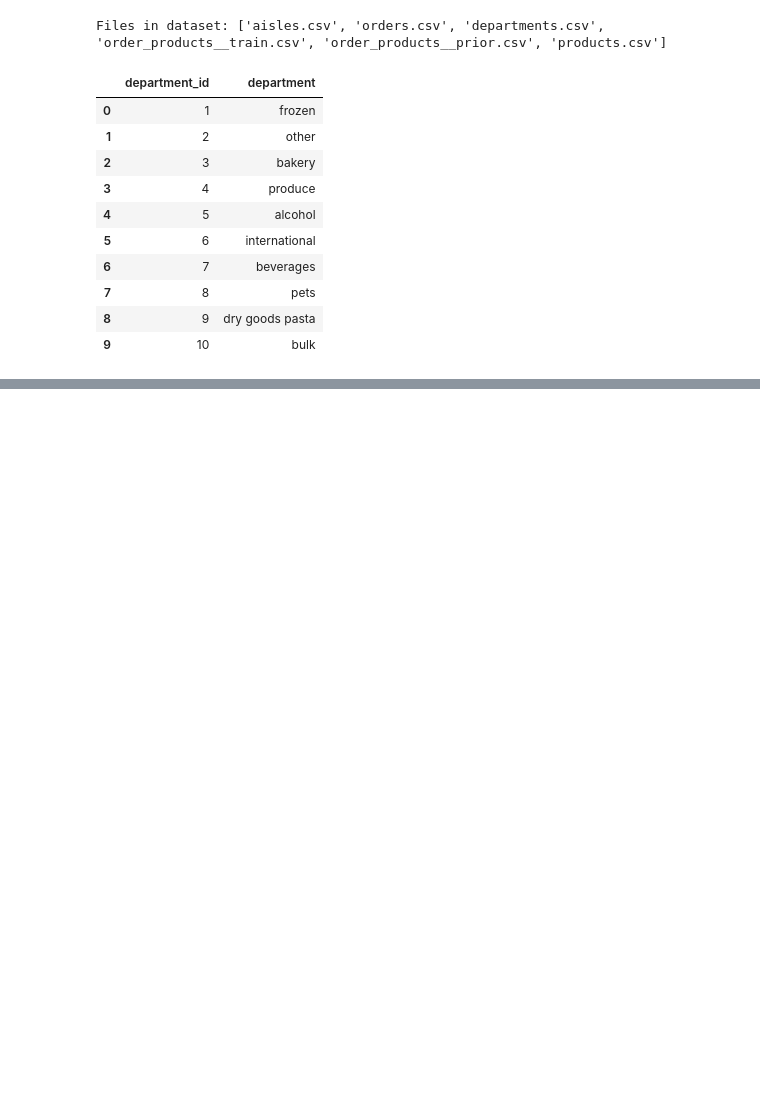
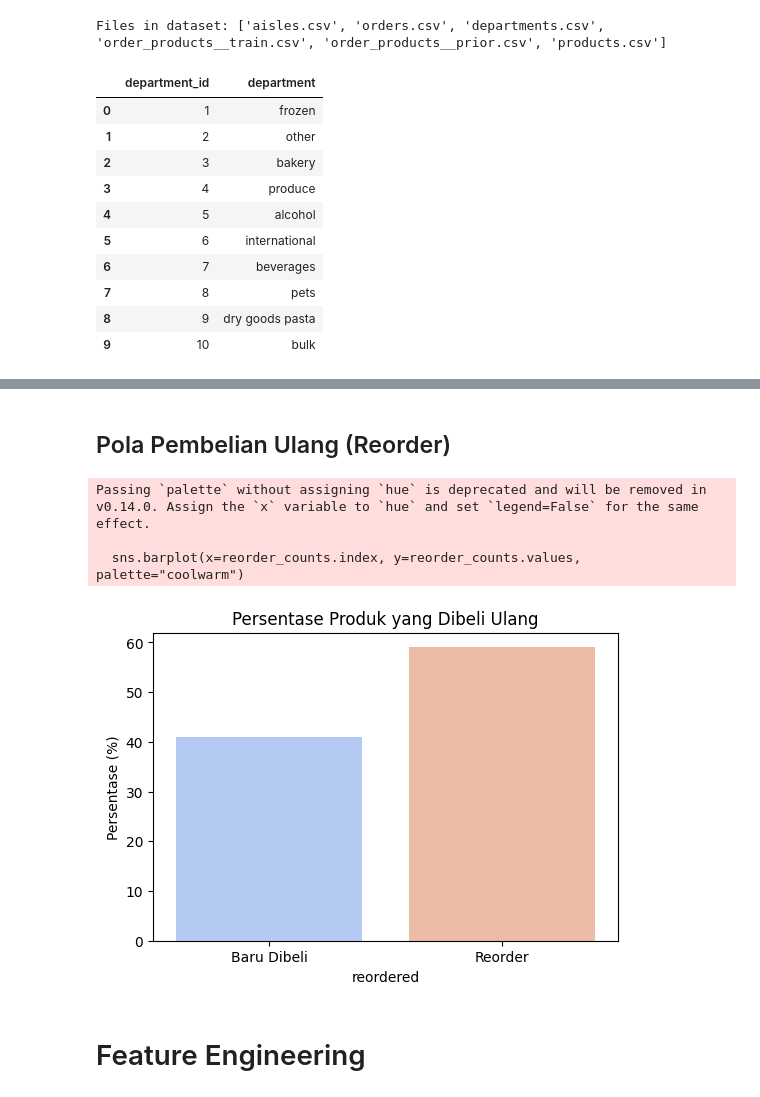
Before and after one commit to firarru/Sistem-Operasi-, a Jupyter notebook: 4_Studi Kasus 1.ipynb, the cells around one changed output, grey strips where cells are left out. Saved outputs shown, nothing was run; the diff lists cells and outputs as text; code cells hidden in the pictures; blank space fills up the shorter version.

```diff
--- a/4_Studi Kasus 1.ipynb
+++ b/4_Studi Kasus 1.ipynb
@@ -63,0 +650,20 @@ hello vinda
+# %% [markdown]
+## Pola Pembelian Ulang (Reorder)
+# %%
+# Menghitung jumlah produk yang di-reorder vs tidak
+reorder_counts = order_products['reordered'].value_counts(normalize=True) * 100
+
+# Visualisasi
+plt.figure(figsize=(6,4))
+sns.barplot(x=reorder_counts.index, y=reorder_counts.values, palette="coolwarm")
+plt.xticks([0,1], ["Baru Dibeli", "Reorder"])
+plt.ylabel("Persentase (%)")
+plt.title("Persentase Produk yang Dibeli Ulang")
+plt.show()
+# %% [output]
+Passing `palette` without assigning `hue` is deprecated and will be removed in v0.14.0. Assign the `x` variable to `hue` and set `legend=False` for the same effect.
+
+  sns.barplot(x=reorder_counts.index, y=reorder_counts.values, palette="coolwarm")
+[figure, added]
+# %% [markdown]
+# Feature Engineering
```
Also changed, not shown: parts of 58 cells of this notebook.
